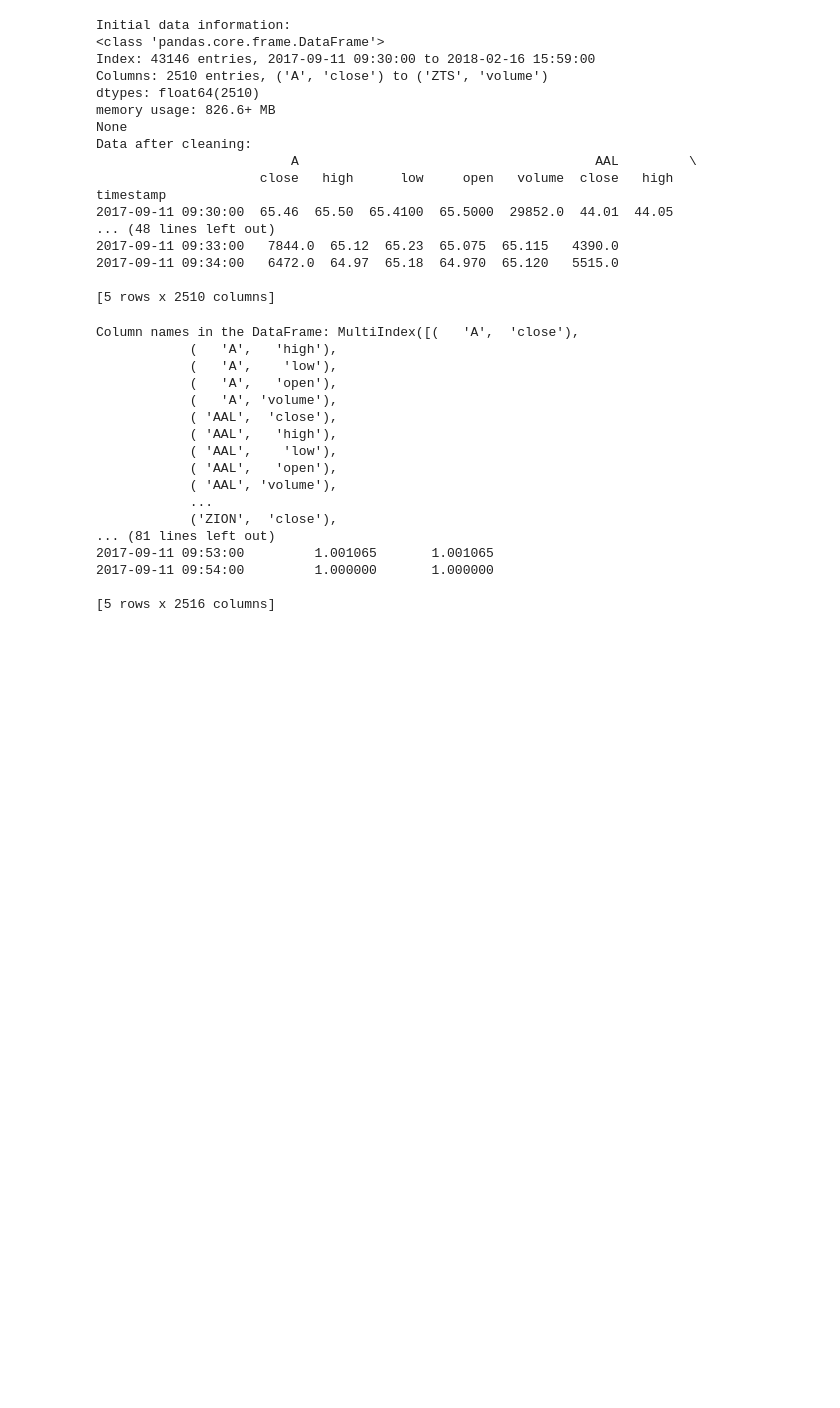
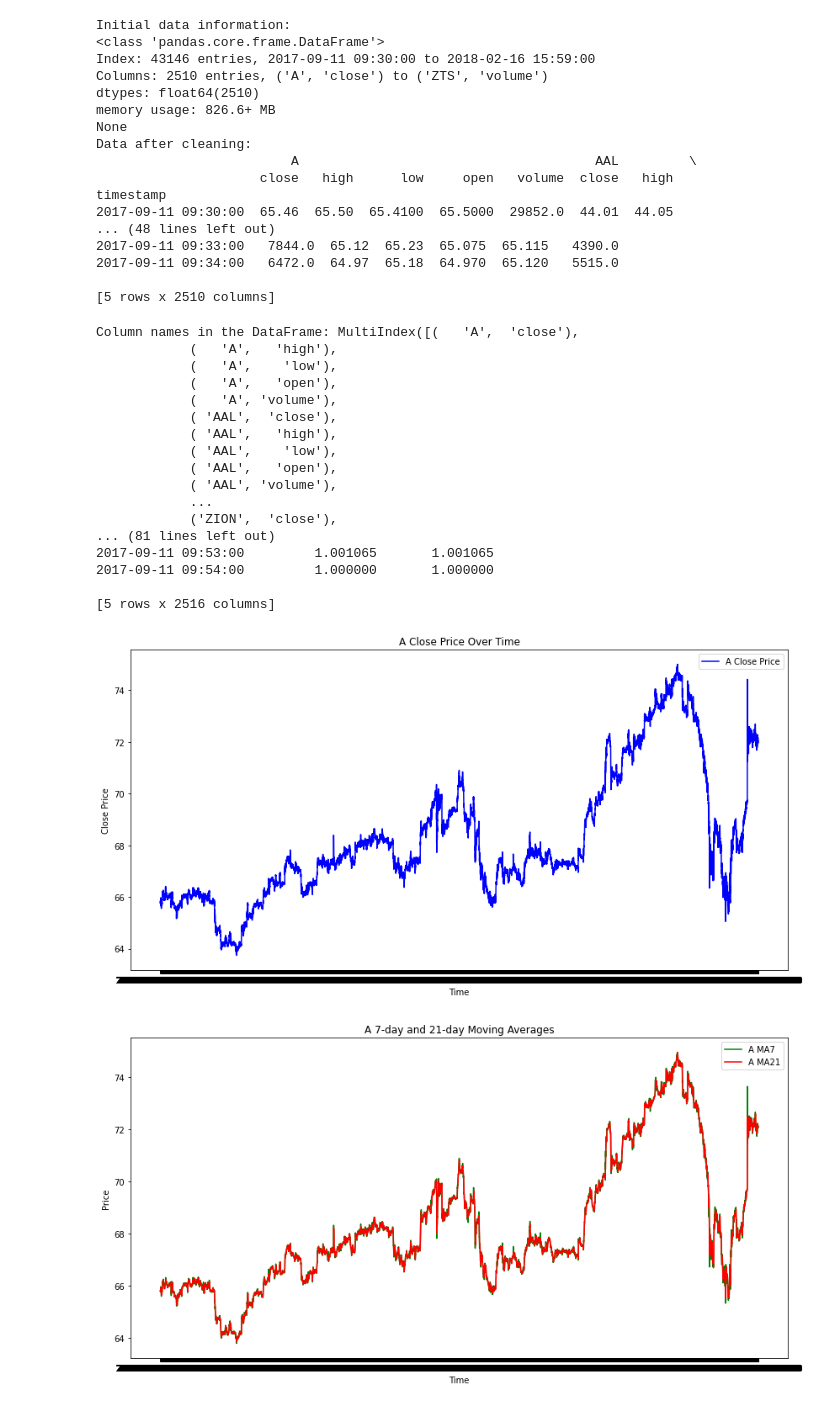
Before and after one commit to LHSang6403/thesis-xang-chuong, a Jupyter notebook: long-short-term-memory-model.ipynb, the cells around one changed output. Cells and saved outputs as stored; diff of their text form; code cells hidden in the pictures; blank space fills up the shorter version.

Commit message:
plot

```diff
--- a/long-short-term-memory-model.ipynb
+++ b/long-short-term-memory-model.ipynb
@@ -152,22 +208,26 @@ timestamp
 # %%
 df_features = create_features(df_cleaned)
 
 print('features', df_features.head())
+
+plot_features(df_features, symbol='A')
 # %% [output]
 Column names in the DataFrame: MultiIndex([(   'A',  'close'),
             (   'A',   'high'),
             (   'A',    'low'),
             (   'A',   'open'),
             (   'A', 'volume'),
             ( 'AAL',  'close'),
             ( 'AAL',   'high'),
             ( 'AAL',    'low'),
             ( 'AAL',   'open'),
             ( 'AAL', 'volume'),
             ...
             ('ZION',  'close'),
 ... (81 lines left out)
 2017-09-11 09:53:00         1.001065       1.001065
 2017-09-11 09:54:00         1.000000       1.000000
 
 [5 rows x 2516 columns]
+[figure, added]
+[figure, added]
```
Also changed, not shown: parts of 5 cells of this notebook.
